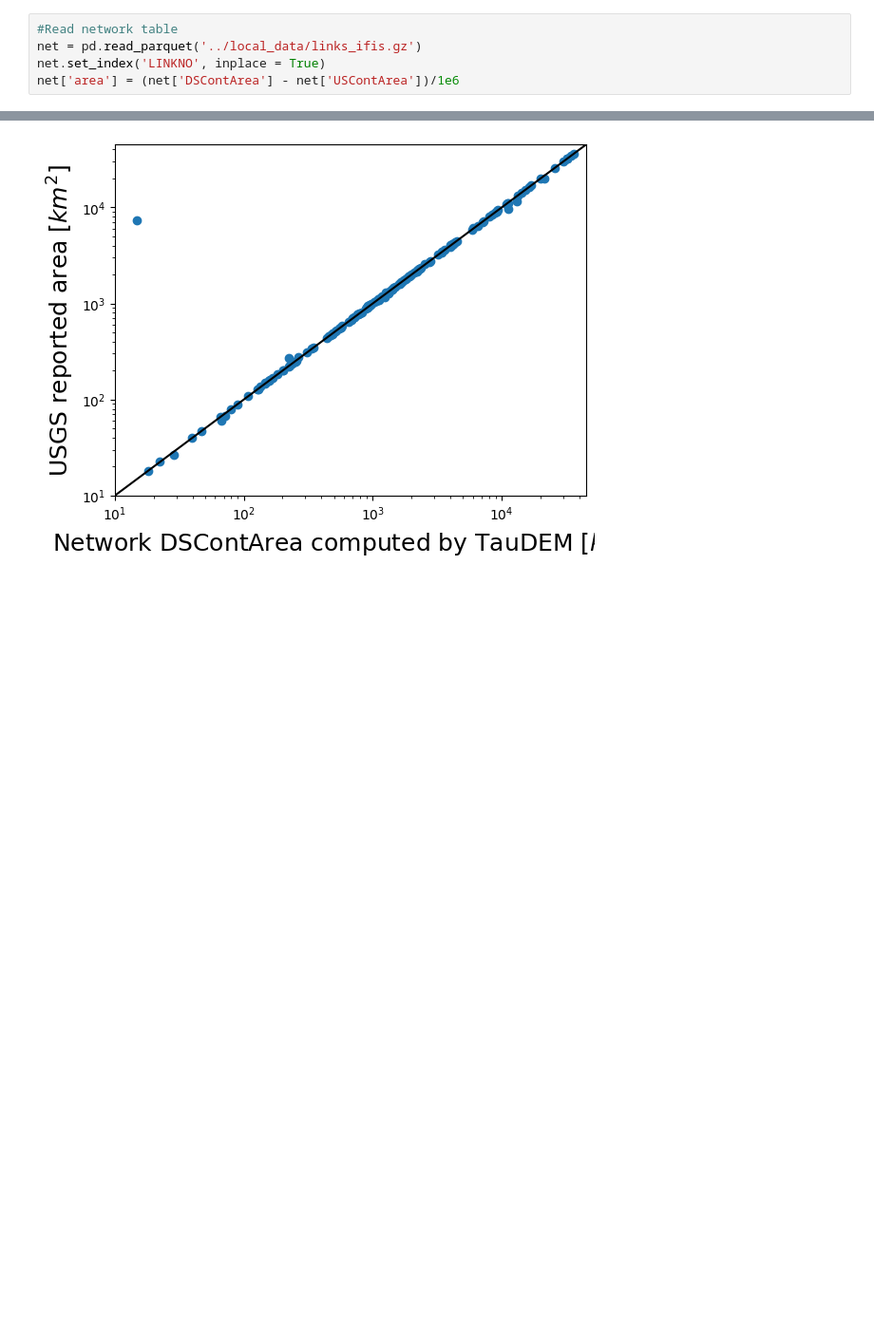
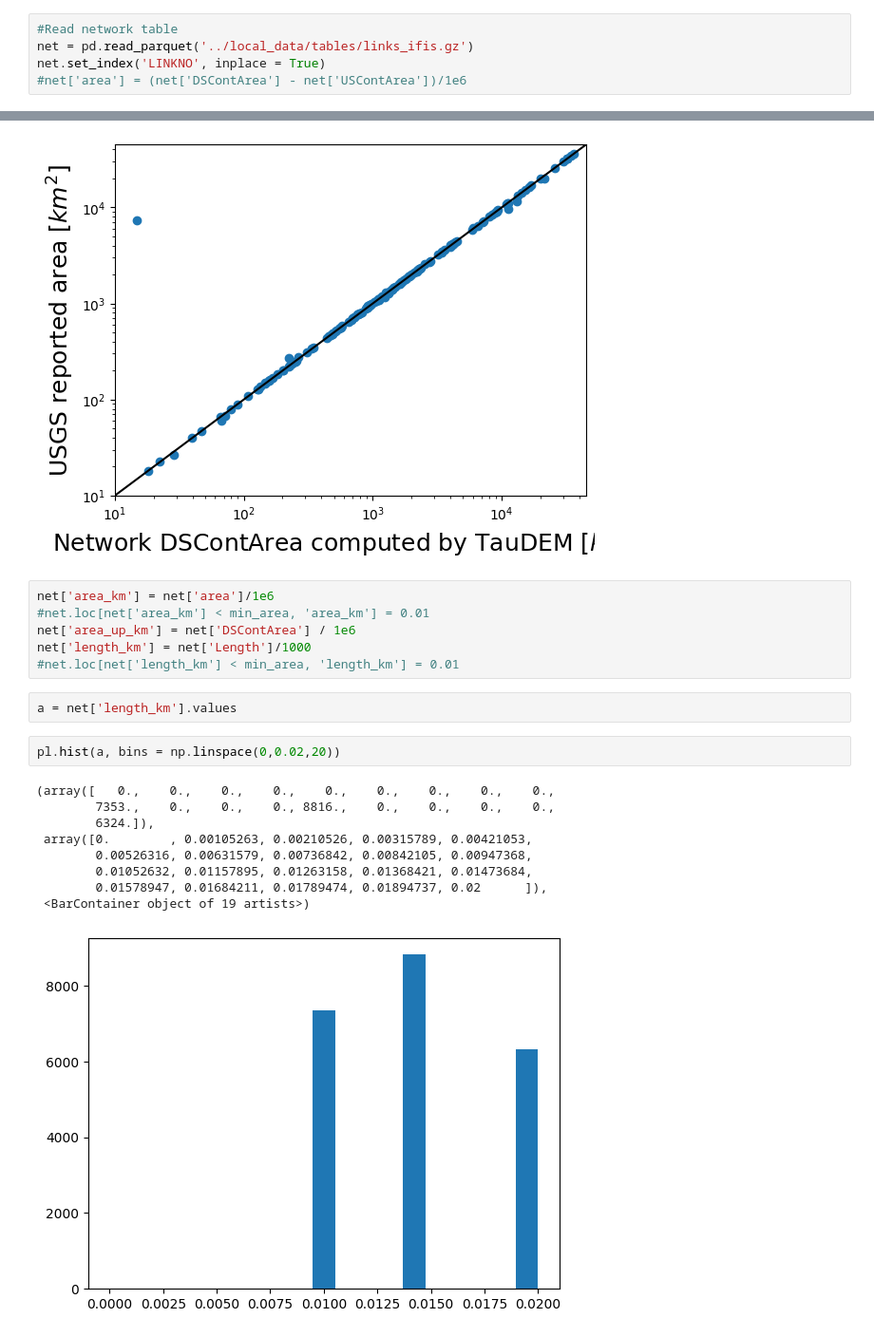
Before and after one commit to nicolas998/network_conditioning, a Jupyter notebook: notebooks/hlm_extract_files.ipynb, the cells around one changed output, grey strips where cells are left out. Shown: that part at 95% size. Cells and saved outputs as stored; diff of their text form; blank space fills up the shorter version.

```diff
--- a/notebooks/hlm_extract_files.ipynb
+++ b/notebooks/hlm_extract_files.ipynb
@@ -147,9 +176,9 @@ hlm_write_prm(net, path)
 ## USGS gauges link and area testing
 # %%
 #Read network table
-net = pd.read_parquet('../local_data/links_ifis.gz')
+net = pd.read_parquet('../local_data/tables/links_ifis.gz')
 net.set_index('LINKNO', inplace = True)
-net['area'] = (net['DSContArea'] - net['USContArea'])/1e6
+#net['area'] = (net['DSContArea'] - net['USContArea'])/1e6
 # %%
 #Read hills table
 hills = pd.read_csv('../local_data/tables/hills_from_trimmed.csv')
@@ -233,3 +262,23 @@ pl.ylabel('USGS reported area [$km^2$]', size  =18)
 # %% [output]
 Text(0, 0.5, 'USGS reported area [$km^2$]')
 [figure]
+# %%
+net['area_km'] = net['area']/1e6
+#net.loc[net['area_km'] < min_area, 'area_km'] = 0.01
+net['area_up_km'] = net['DSContArea'] / 1e6
+net['length_km'] = net['Length']/1000
+#net.loc[net['length_km'] < min_area, 'length_km'] = 0.01
+# %%
+a = net['length_km'].values
+# %%
+pl.hist(a, bins = np.linspace(0,0.02,20))
+# %% [output]
+(array([   0.,    0.,    0.,    0.,    0.,    0.,    0.,    0.,    0.,
+        7353.,    0.,    0.,    0., 8816.,    0.,    0.,    0.,    0.,
+        6324.]),
+ array([0.        , 0.00105263, 0.00210526, 0.00315789, 0.00421053,
+        0.00526316, 0.00631579, 0.00736842, 0.00842105, 0.00947368,
+        0.01052632, 0.01157895, 0.01263158, 0.01368421, 0.01473684,
+        0.01578947, 0.01684211, 0.01789474, 0.01894737, 0.02      ]),
+ <BarContainer object of 19 artists>)
+[figure, added]
```
Also changed, not shown: parts of 13 cells of this notebook, 7 other files.
